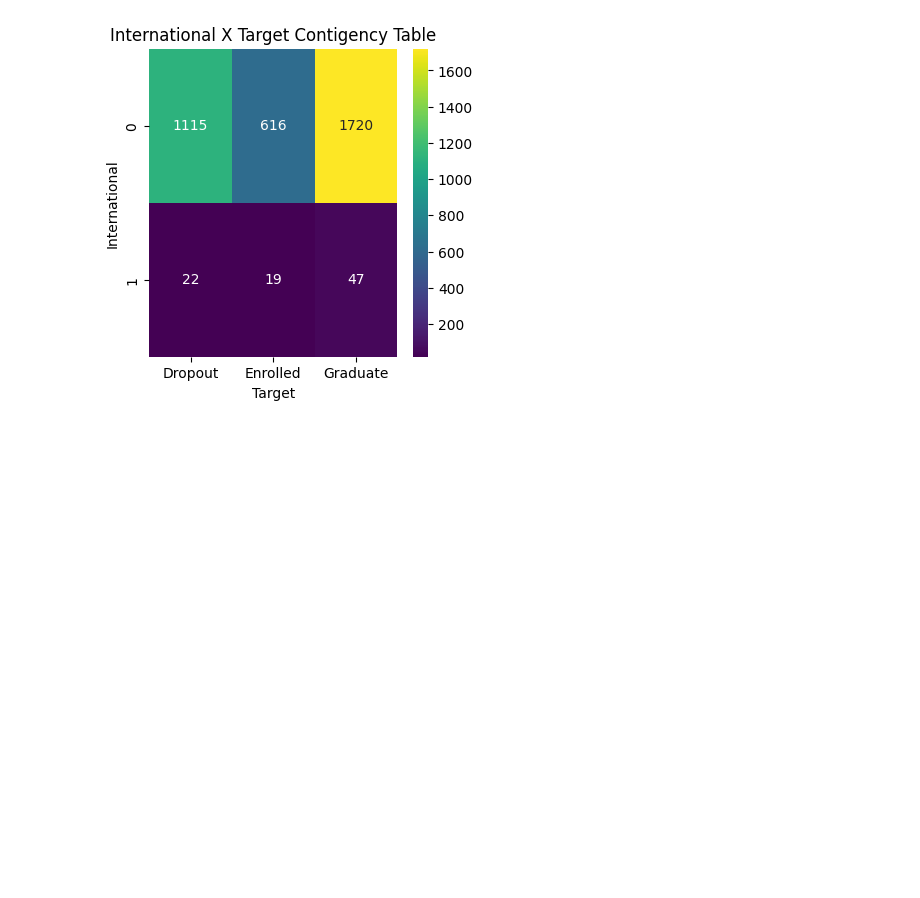
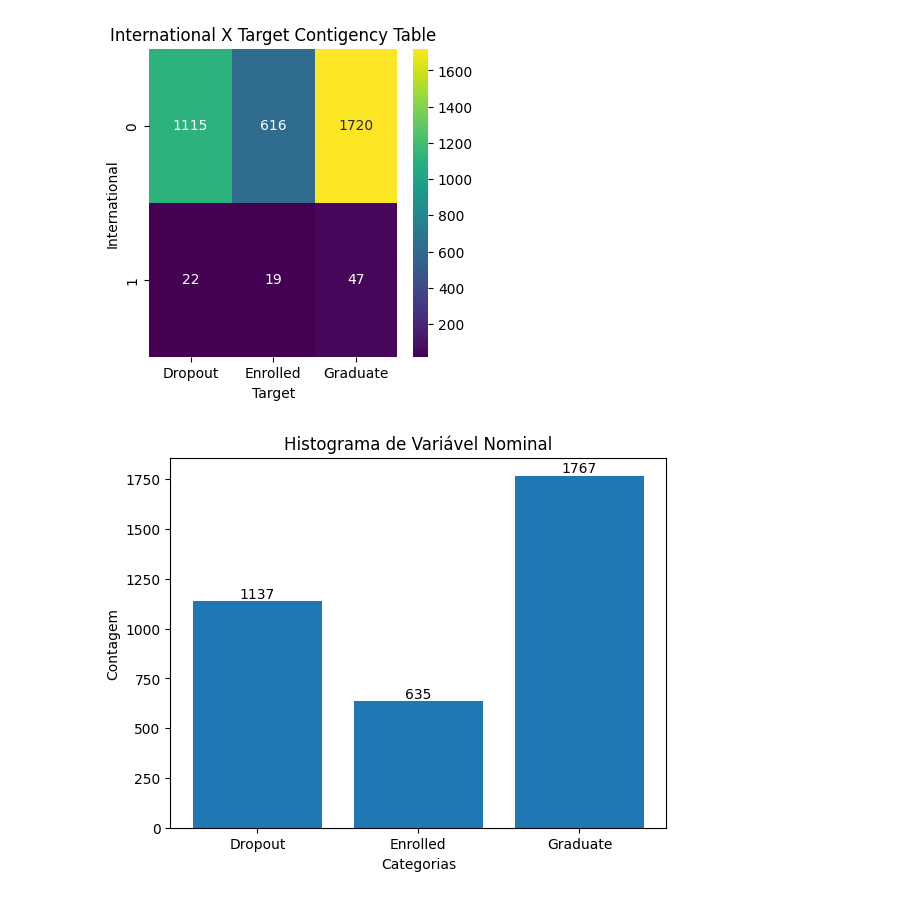
Before and after one commit to felmateos/student-dropout-prediction, a Jupyter notebook: exploratory_analysis/categorical.ipynb, the cells around one changed output. Drawn from its saved outputs; the diff is of its cells as text; code cells hidden in the pictures; blank space fills up the shorter version.

```diff
--- a/exploratory_analysis/categorical.ipynb
+++ b/exploratory_analysis/categorical.ipynb
@@ -117,3 +118,29 @@ for c in confirmed:
 [figure]
 [figure]
 [figure]
+# %%
+ordem_especifica = ['Dropout', 'Enrolled', 'Graduate']
+
+contagem = {}
+for categoria in df_train['Target']:
+    contagem[categoria] = contagem.get(categoria, 0) + 1
+
+# Reorganizar as categorias de acordo com a ordem específica
+categorias_ordenadas = [categoria for categoria in ordem_especifica if categoria in contagem]
+contagem_ordenada = [contagem[c] for c in categorias_ordenadas]
+
+# Plotar o histograma
+plt.bar(categorias_ordenadas, contagem_ordenada)
+
+# Adicionar rótulos e título
+plt.xlabel('Categorias')
+plt.ylabel('Contagem')
+plt.title('Histograma de Variável Nominal')
+
+for i, count in enumerate(contagem_ordenada):
+    plt.text(i, count, str(count), ha='center', va='bottom')
+
+# Exibir o gráfico
+plt.show()
+# %% [output]
+[figure, added]
```
Also changed, not shown: parts of 2 cells of this notebook.
